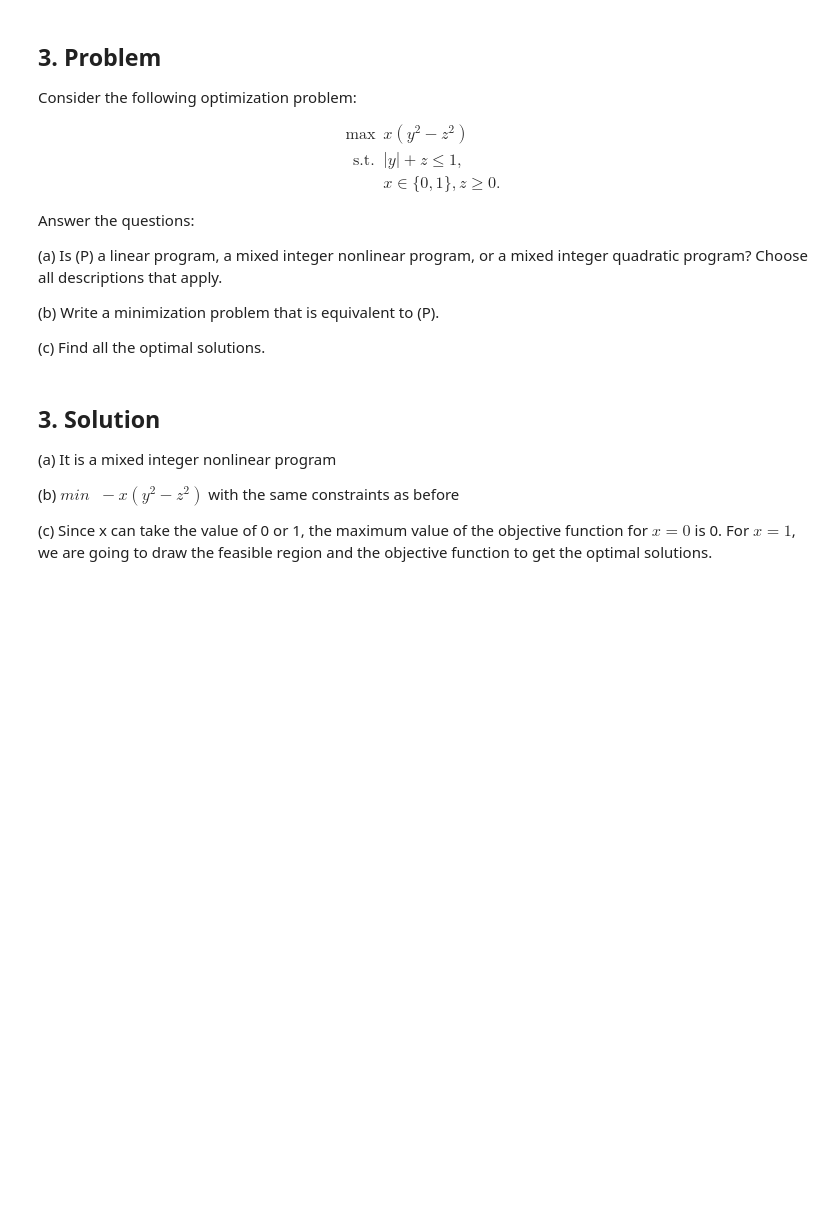
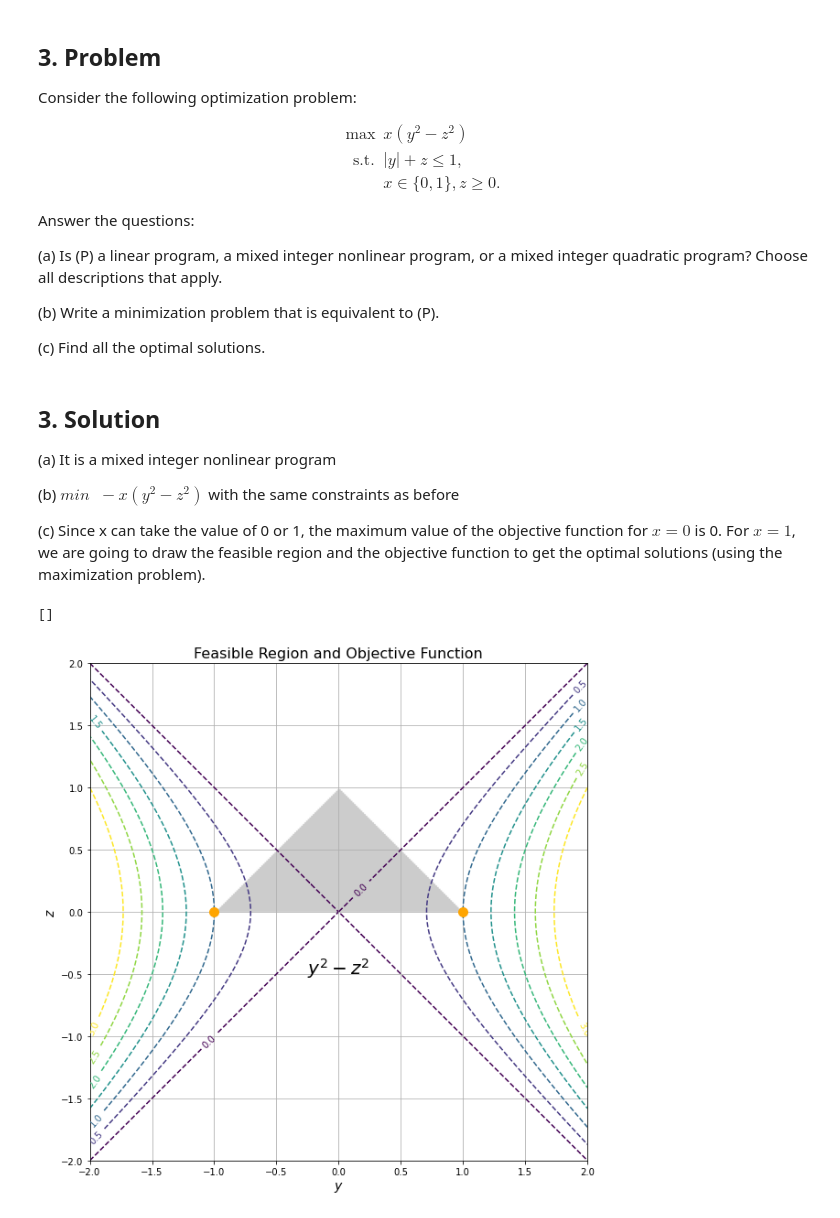
Before and after one commit to amitpatra/isye_6669, a Jupyter notebook: hw_1/hw_1.ipynb, the cells around one changed output. Drawn from its saved outputs; the diff is of its cells as text; code cells hidden in the pictures; blank space fills up the shorter version.

```diff
--- a/hw_1/hw_1.ipynb
+++ b/hw_1/hw_1.ipynb
@@ -160,32 +164,38 @@ mixed integer quadratic program? Choose all descriptions that apply.
 
 (c) Since x can take the value of 0 or 1, the maximum value of the objective function
 for $x=0$ is 0. For $x=1$, we are going to draw the feasible region and the objective
-function to get the optimal solutions.
+function to get the optimal solutions (using the maximization problem).
 # %%
 # Will use the same graph dimensions as the first exercise
 y, z = np.meshgrid(d, d)
 
 fig_2, ax_2 = plt.subplots(figsize=(10, 10))
 fig_2.patch.set_facecolor("xkcd:white")
 
-ax_2.imshow((abs(x) + abs(y) <= 1).astype(int),
+ax_2.imshow(((abs(y) + z <= 1) & (z >= 0)).astype(int),
           extent=(x.min(), x.max(), y.min(), y.max()),
           origin="lower",
           cmap="Greys",
           alpha = 0.2)
 
-obj = (x - 1) ** 2 + (y - 1) ** 2
-levels = np.linspace(1, 5, 5)
-cp = ax.contour(x, y, obj, levels, linestyles="dashed")
-ax.clabel(cp, inline=True, fontsize=10)
+obj = y ** 2 - z ** 2
+levels = np.arange(0, 3.5, 0.5)
+cp = ax_2.contour(y, z, obj, levels, linestyles="dashed")
+ax_2.clabel(cp, inline=True, fontsize=10)
 
-eq = r"$(x-1)^{2}+(y-1)^{2}$"
-ax.text(0.5, 1, eq, fontsize=20)
+#Plotting solutions
+opt_1_y = [-1, 1]
+opt_1_z = [0, 0]
+ax_2.plot(opt_1_y, opt_1_z, "o", markersize=10, color="orange")
 
-ax.set_xlabel(r"$x$", size=14)
-ax.set_ylabel(r"$y$", size=14)
-ax.set_xlim(-1.5,)
-ax.set_ylim(-1.5,)
-ax.set_title("Feasible Region and Objective Function", size=16)
+eq = r"$y^{2}-z^{2}$"
+ax_2.text(0, -0.5, eq, fontsize=20, ha="center")
+
+ax_2.set_xlabel(r"$y$", size=14)
+ax_2.set_ylabel(r"$z$", size=14)
+ax_2.set_title("Feasible Region and Objective Function", size=16)
 plt.grid()
 plt.plot()
+# %% [output]
+[]
+[figure, added]
```
Also changed, not shown: parts of 2 cells of this notebook.
